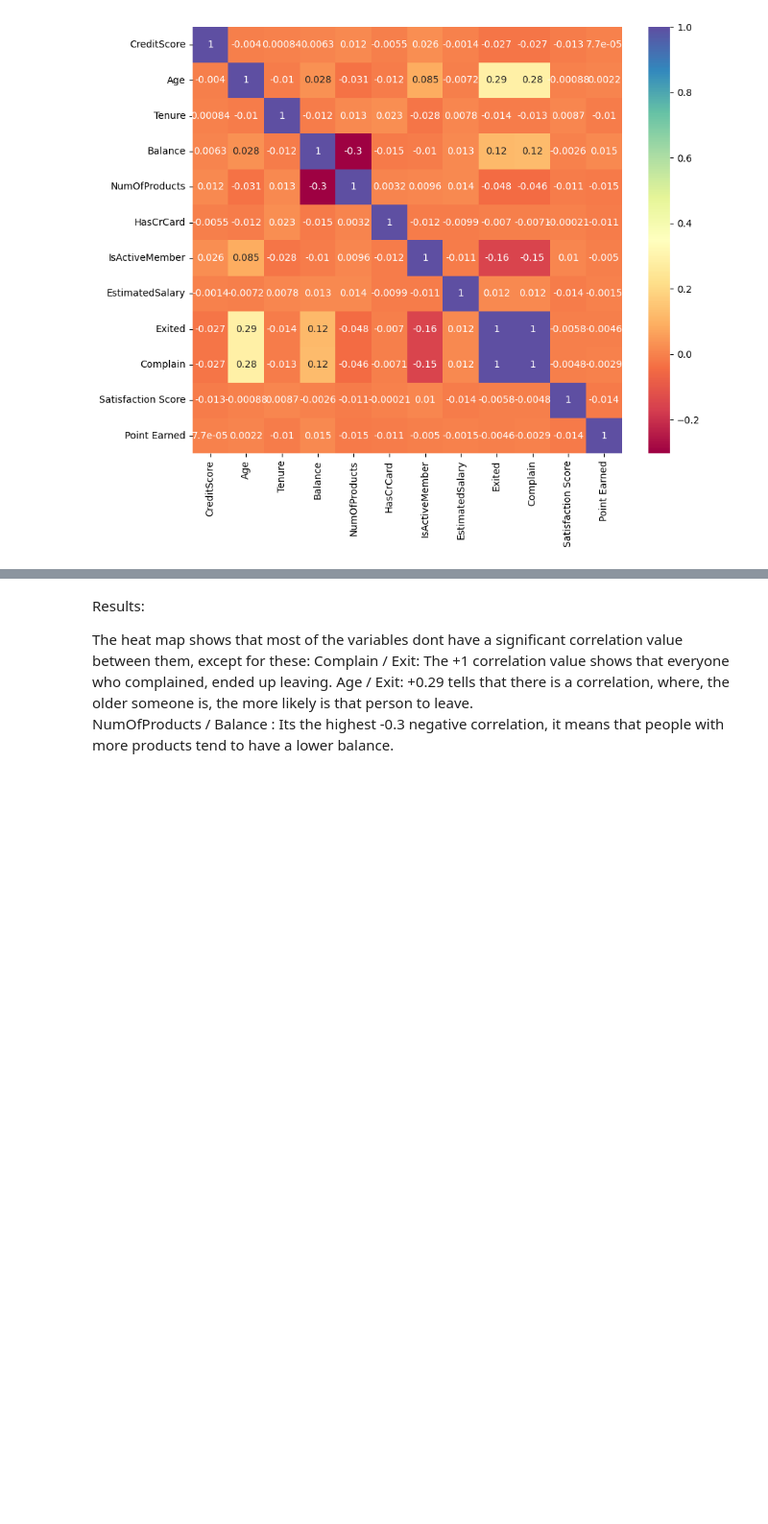
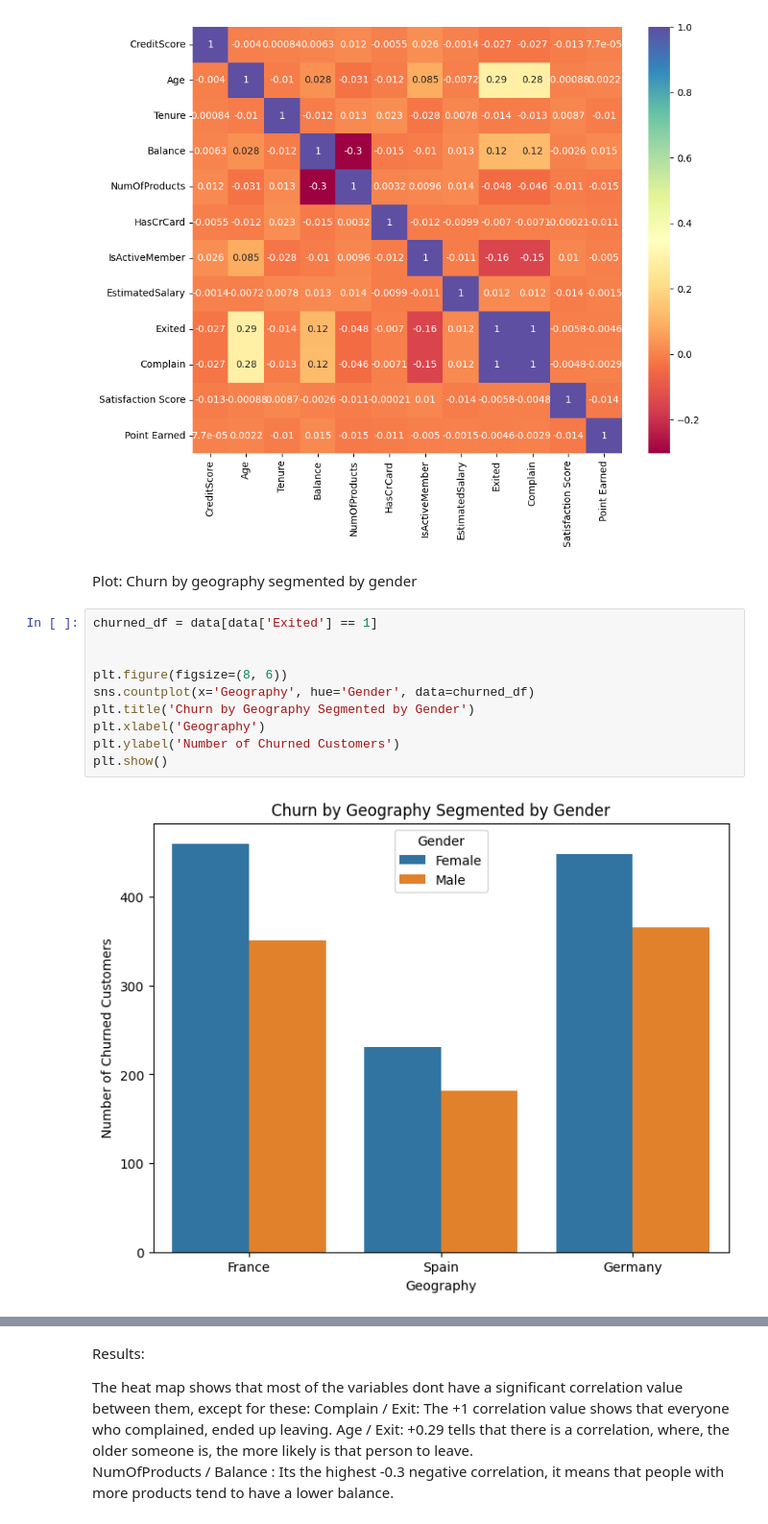
Before and after one commit to MateoPerezSuarez/Bank-Churn-Project, a Jupyter notebook: EDA_process.ipynb, the cells around one changed output, grey strips where cells are left out. Shown at 96% size. Drawn from its saved outputs; the diff is of its cells as text; blank space fills up the shorter version.

Commit message:
plots

```diff
--- a/EDA_process.ipynb
+++ b/EDA_process.ipynb
@@ -133,3 +133,18 @@ sns.heatmap(corr_matrix, annot=True, cmap= "Spectral")
 plt.show()
 # %% [output]
 [figure]
+# %% [markdown]
+
+Plot: Churn by geography segmented by gender
+# %%
+churned_df = data[data['Exited'] == 1]
+
+
+plt.figure(figsize=(8, 6))
+sns.countplot(x='Geography', hue='Gender', data=churned_df)
+plt.title('Churn by Geography Segmented by Gender')
+plt.xlabel('Geography')
+plt.ylabel('Number of Churned Customers')
+plt.show()
+# %% [output]
+[figure, added]
```
Also changed, not shown: parts of 1 cell of this notebook.
